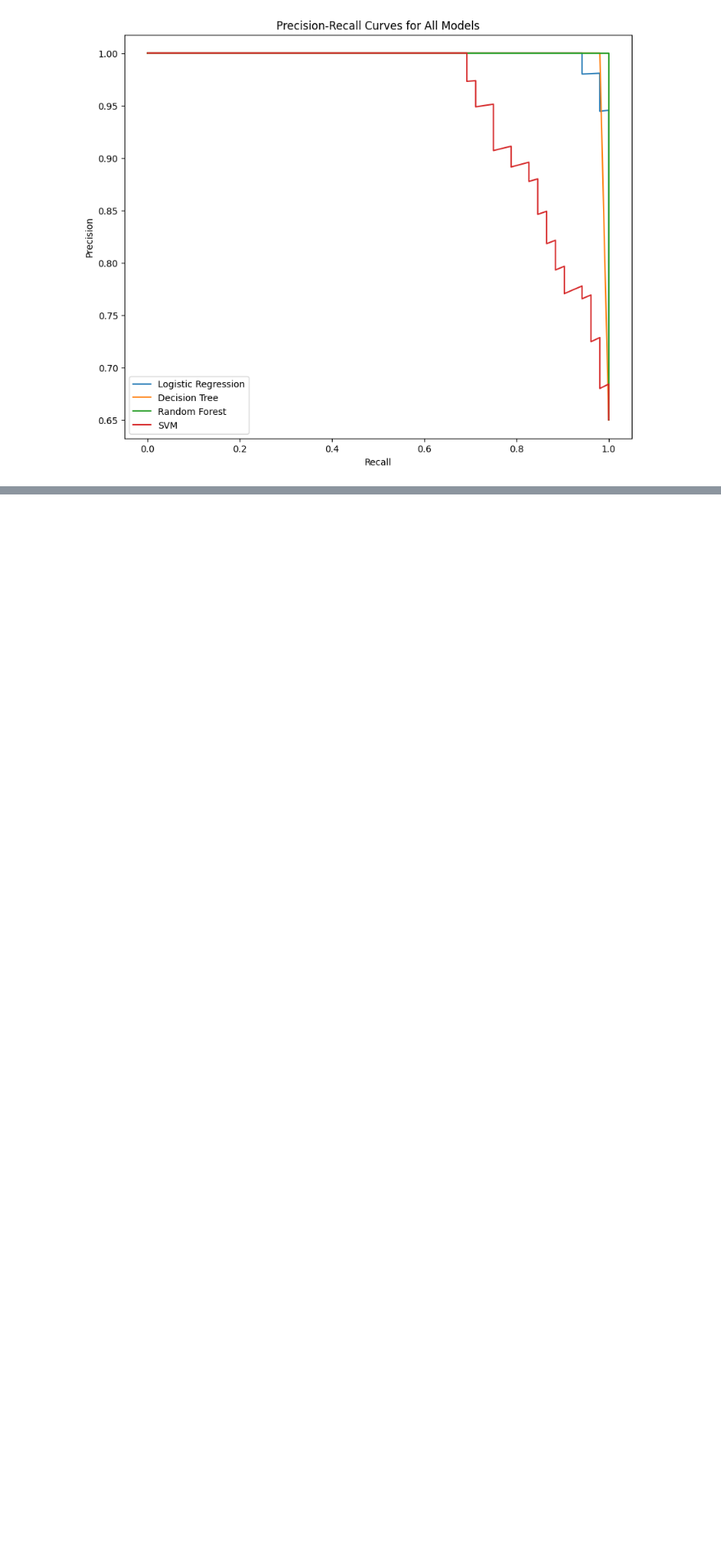
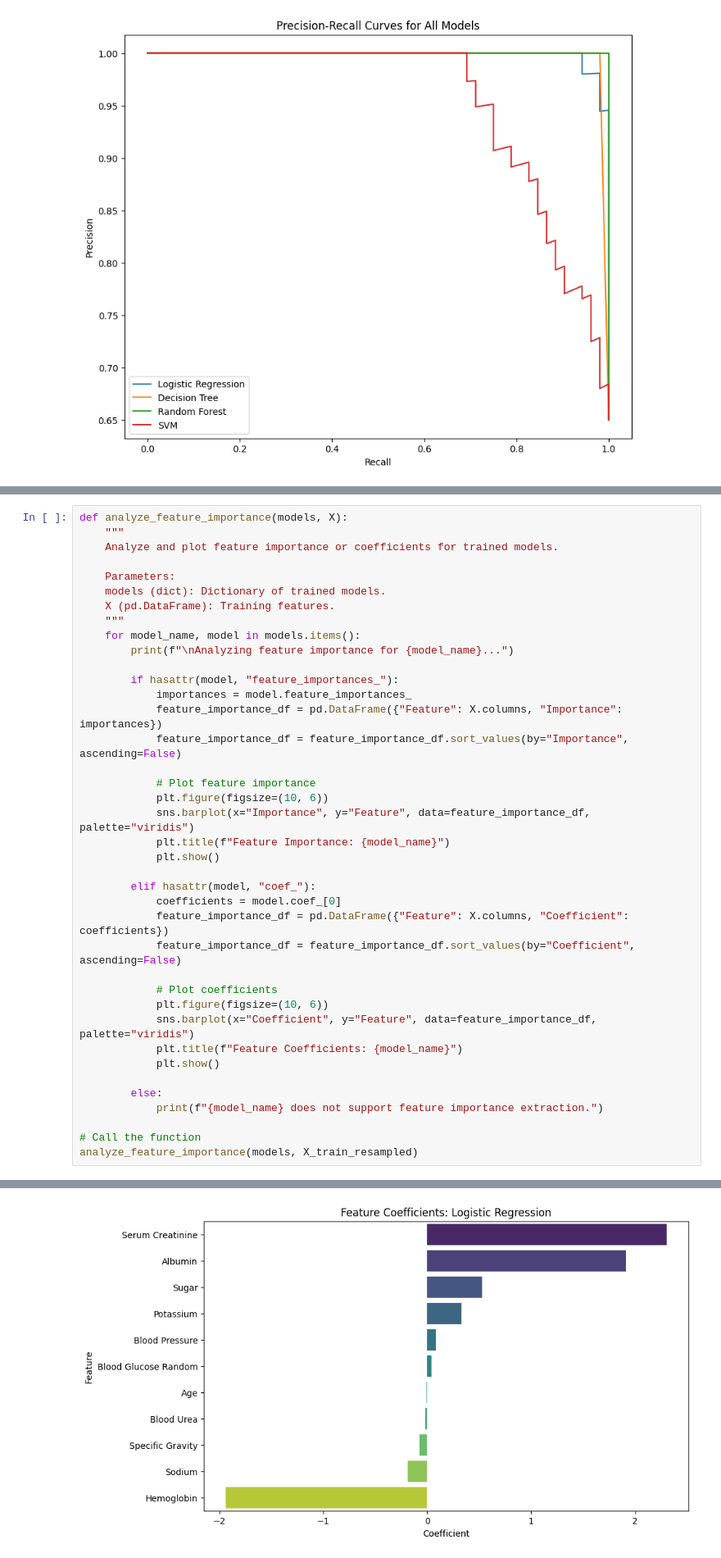
Before and after one commit to abshilpa/Chronic-Kidney-Disease-Data-Science-Project, a Jupyter notebook: MSC_Final_project_CKD.ipynb, the cells around one changed output, grey strips where cells are left out. Shown at 82% size. Saved outputs shown, nothing was run; the diff lists cells and outputs as text; blank space fills up the shorter version.

```diff
--- a/MSC_Final_project_CKD.ipynb
+++ b/MSC_Final_project_CKD.ipynb
@@ -1282,0 +713,40 @@ plt.show()
+# %%
+def analyze_feature_importance(models, X):
+    """
+    Analyze and plot feature importance or coefficients for trained models.
+
+    Parameters:
+    models (dict): Dictionary of trained models.
+    X (pd.DataFrame): Training features.
+    """
+    for model_name, model in models.items():
+        print(f"\nAnalyzing feature importance for {model_name}...")
+
+        if hasattr(model, "feature_importances_"):
+            importances = model.feature_importances_
+            feature_importance_df = pd.DataFrame({"Feature": X.columns, "Importance": importances})
+            feature_importance_df = feature_importance_df.sort_values(by="Importance", ascending=False)
+
+            # Plot feature importance
+            plt.figure(figsize=(10, 6))
+            sns.barplot(x="Importance", y="Feature", data=feature_importance_df, palette="viridis")
+            plt.title(f"Feature Importance: {model_name}")
+            plt.show()
+
+        elif hasattr(model, "coef_"):
+            coefficients = model.coef_[0]
+            feature_importance_df = pd.DataFrame({"Feature": X.columns, "Coefficient": coefficients})
+            feature_importance_df = feature_importance_df.sort_values(by="Coefficient", ascending=False)
+
+            # Plot coefficients
+            plt.figure(figsize=(10, 6))
+            sns.barplot(x="Coefficient", y="Feature", data=feature_importance_df, palette="viridis")
+            plt.title(f"Feature Coefficients: {model_name}")
+            plt.show()
+
+        else:
+            print(f"{model_name} does not support feature importance extraction.")
+
+# Call the function
+analyze_feature_importance(models, X_train_resampled)
+# %% [output]
@@ -1282,0 +754 @@ plt.show()
+[figure, added]
```
Also changed, not shown: parts of 33 cells of this notebook.
